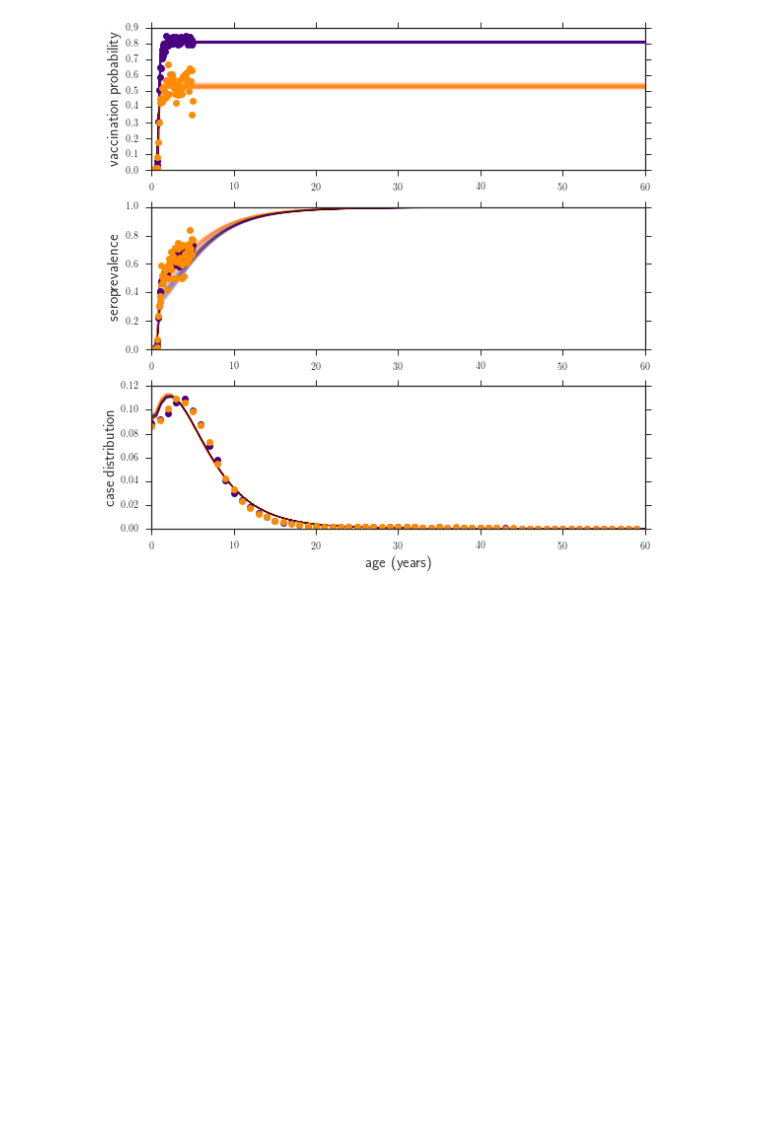
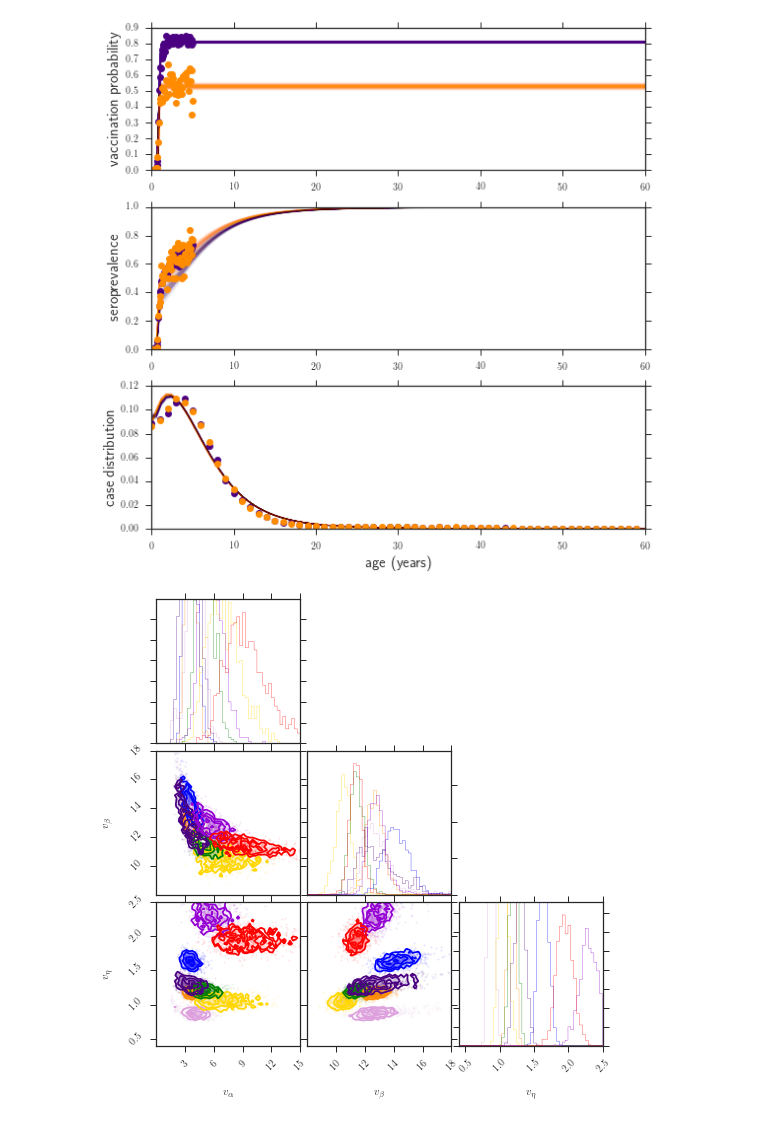
Before and after one commit to lmaesampson/CompetingRates, a Jupyter notebook: Code/Figures.ipynb, the cells around one changed output. Cells and saved outputs as stored; diff of their text form; code cells hidden in the pictures; blank space fills up the shorter version.

Commit message:
more figures, more chains

```diff
--- a/Code/Figures.ipynb
+++ b/Code/Figures.ipynb
@@ -390,3 +395,47 @@ fig.tight_layout()
 plt.savefig('vsc_simdata_vaxcase.pdf')
 # %% [output]
 [figure]
+# %%
+#Now you want to look at the real data.
+#loc_subset = ['EQUATEUR','MANIEMA','ORIENTALE','BANDUNDU', 'BASCONGO', 'KASAIOCC', 'KASAIOR',
+ #          , 'NKIVU', 'SKIVU' ]
+#country order: Katanga, Equateur, maniema, orientale, bandundu, kasaiocc, nkivu, skivu, (kasaior), (bascongo) (Kinshasa)
+colors = ['darkorange','gold','green','blue','indigo','darkviolet','red','teal','grey']
+burnin = 2000
+loc_subset = ['EQUATEUR','MANIEMA','ORIENTALE','BANDUNDU','KASAIOCC','NKIVU','SKIVU']#(0.5,4.),(500.,4500.),(0.,100.),(0.,1.)
+#ranges = [(0.,4.),(10.,100.),(0.,20.),(0.,4.),(10.,100.),(0.,20.),(0.,1.)]
+
+
+ranges = [(0.,15.),(8.,18.),(0.4,2.5)]
+samples = []
+i = 0
+for line in open('chains/DRCLab/sero/KATANGA/chain_1.txt','r'):
+    sample = line.split()
+    if i> burnin:
+        samples.append(sample)
+    i += 1
+samples = np.array(samples)
+samples = samples.astype(float)
+csamp = samples[-1000:,0:3].copy()
+fig = corner.corner(csamp,normed=True,color='plum',labels=[r"$v_\alpha$", r"$v_\beta$", r"$v_\eta$"], \
+                    bins=50,range=ranges)
+
+j = 0
+for prov in loc_subset:
+    samples = []
+    c = colors[j]
+    i = 0
+    for line in open('chains/DRCLab/sero/'+prov+'/chain_1.txt','r'):
+        sample = line.split()
+        if i> burnin:
+            samples.append(sample)
+        i += 1
+    samples = np.array(samples)
+    samples = samples.astype(float)
+    csamp = samples[-1000:,0:3].copy()
+    corner.corner(csamp,range=ranges,no_fill_contours=True,bins=50,plot_density=False,plot_countours=False,color=c,fig=fig)
+    j += 1
+
+fig.savefig('cornerplotvparams.pdf')
+# %% [output]
+[figure, added]
```
Also changed, not shown: parts of 5 cells of this notebook, 8 other files.
